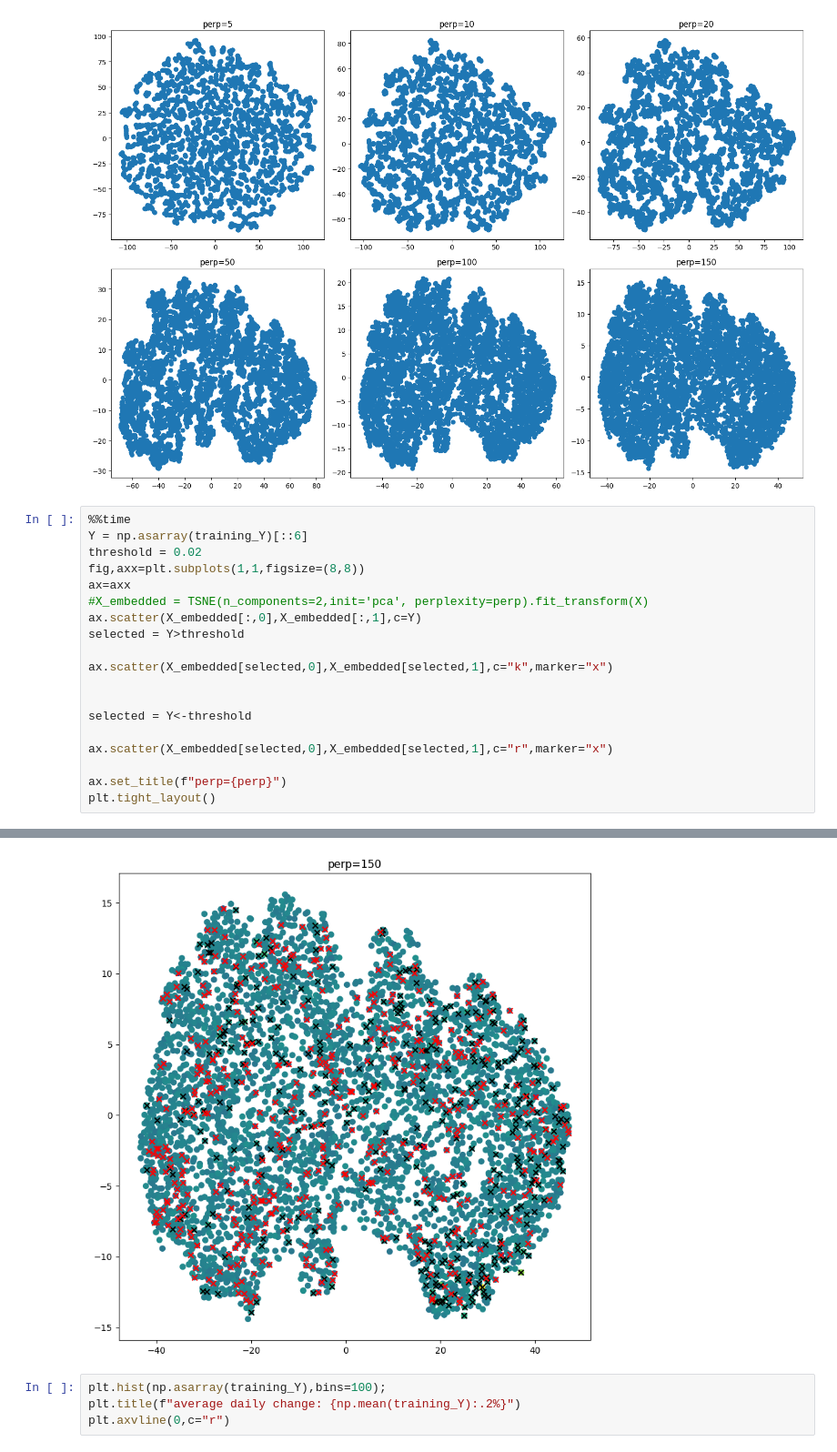
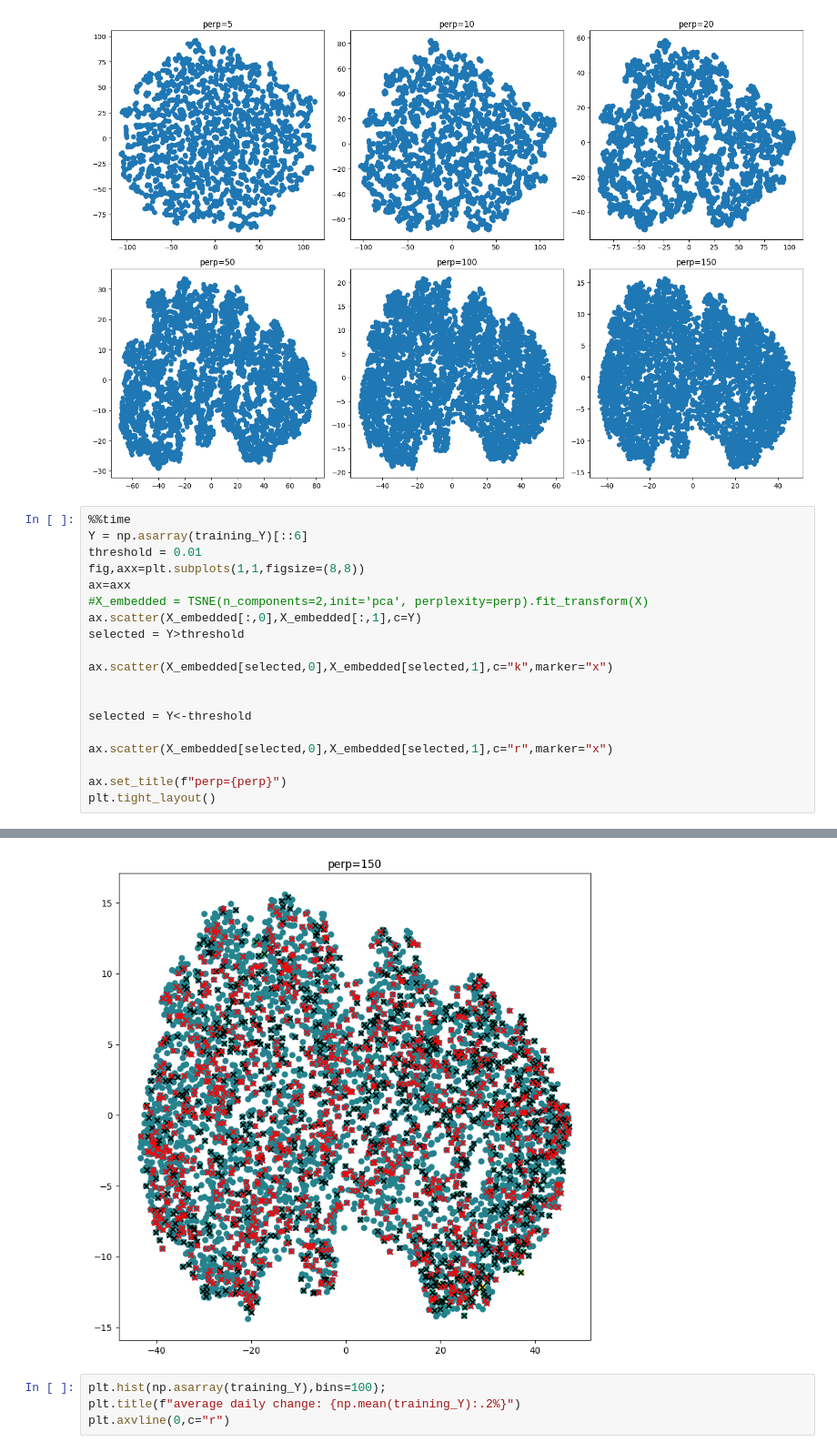
Before and after one commit to alexpvpmindustry/cryptotradr, a Jupyter notebook: 3_0_2_simpleEMA_inputs.ipynb, the cells around one changed output, grey strips where cells are left out. Shown at 91% size. Saved outputs shown, nothing was run; the diff lists cells and outputs as text.

```diff
--- a/3_0_2_simpleEMA_inputs.ipynb
+++ b/3_0_2_simpleEMA_inputs.ipynb
@@ -263,7 +263,7 @@ Wall time: 4min 5s
 # %%
 %%time
 Y = np.asarray(training_Y)[::6]
-threshold = 0.02
+threshold = 0.01
 fig,axx=plt.subplots(1,1,figsize=(8,8))
 ax=axx
 #X_embedded = TSNE(n_components=2,init='pca', perplexity=perp).fit_transform(X)
@@ -285,4 +285,4 @@ Wall time: 90 ms
-[figure, old version]
+[figure, new version]
 # %%
 plt.hist(np.asarray(training_Y),bins=100);
 plt.title(f"average daily change: {np.mean(training_Y):.2%}")
```
Also changed, not shown: parts of 17 cells of this notebook, 1 other file.
